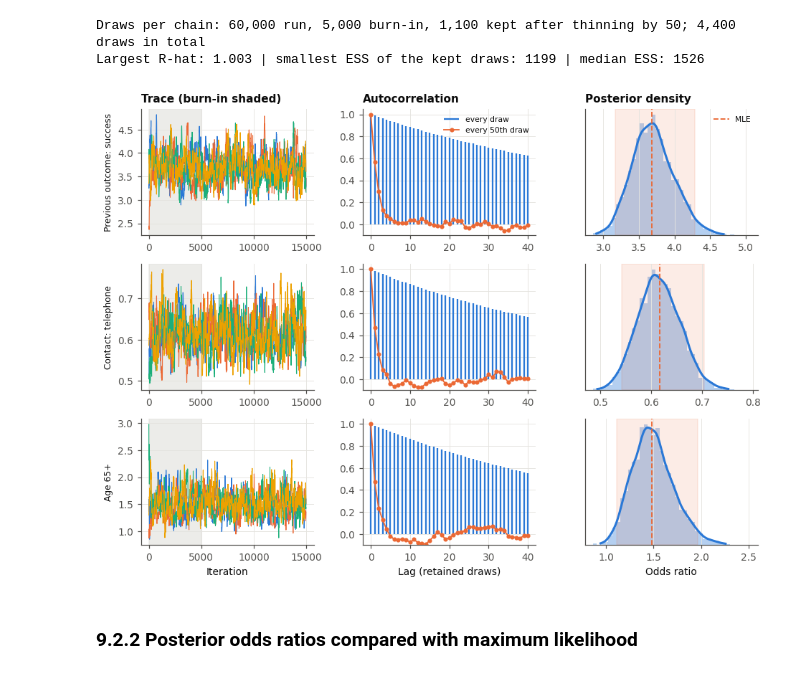
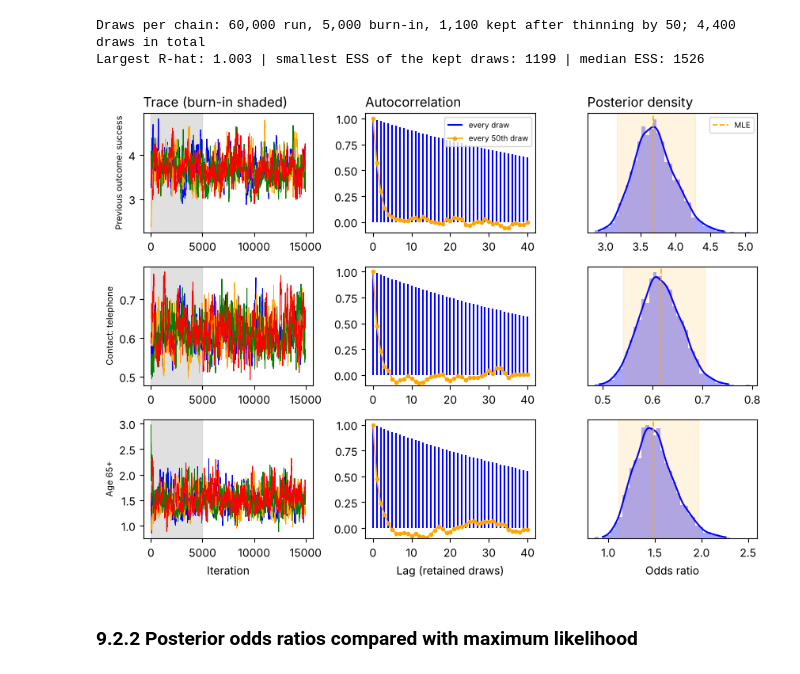
Before and after one commit to trungsyd2409/ml_stfd_stage_3, a Jupyter notebook: QuangTrungNguyen_Assessment3_Code_01112026.ipynb, the cells around one changed output. Cells and saved outputs as stored; diff of their text form; code cells hidden in the pictures.

```diff
--- a/QuangTrungNguyen_Assessment3_Code_01112026.ipynb
+++ b/QuangTrungNguyen_Assessment3_Code_01112026.ipynb
@@ -348,7 +336,7 @@ phase
 | 26 | 3 | nov | 124 | 0.452 | 1.043 |
 # %%
 # Figure: call volume and subscription rate for each month block, coloured by phase (two panels, no dual axis)
-phase_col = {1: C_BLUE, 2: C_ORANGE, 3: C_AQUA}
+phase_col = {1: "blue", 2: "orange", 3: "green"}
 xs = np.arange(len(per))
 fig, axes = plt.subplots(2, 1, figsize=(8.6, 4.4), sharex=True, gridspec_kw={"hspace": 0.15})
 for ph in [1, 2, 3]:
@@ -357,8 +345,8 @@ for ph in [1, 2, 3]:
     axes[1].bar(xs[m], per["rate"].values[m] * 100, color=phase_col[ph], width=0.75)
 axes[0].set_ylabel("Calls in month")
 axes[1].set_ylabel("Subscription rate (%)")
-axes[1].axhline(df["target"].mean() * 100, color=INK2, linestyle="--", linewidth=1)
-axes[1].text(1.5, df["target"].mean() * 100 + 2.5, f"Overall {df['target'].mean():.1%}", ha="center", fontsize=8, color=INK2)
+axes[1].axhline(df["target"].mean() * 100, color="gray", linestyle="--", linewidth=1)
+axes[1].text(1.5, df["target"].mean() * 100 + 2.5, f"Overall {df['target'].mean():.1%}", ha="center", fontsize=8, color="gray")
 axes[1].set_xticks(xs); axes[1].set_xticklabels(per["month"].str.title(), rotation=90, fontsize=7.5)
 axes[0].legend(loc="upper right", ncol=3)
 axes[0].set_title("Call volume and subscription rate by month block (rows in time order)", loc="left")
@@ -839,7 +827,7 @@ Gradient boosting     0.792 (0.008)  0.455 (0.022)         0.807        0.477
 | Gradient boosting | 0.792 (0.008) | 0.455 (0.022) | 0.807 | 0.477 | 0.472 | 0.591 | 0.525 | ... |
 # %%
 # Figure: ROC and precision-recall curves on the test set
-colors = {"Logistic regression": C_BLUE, "Gradient boosting": C_ORANGE, "Decision tree": C_AQUA, "KNN": C_YELLOW}
+colors = {"Logistic regression": "blue", "Gradient boosting": "orange", "Decision tree": "green", "KNN": "red"}
 fig, axes = plt.subplots(1, 2, figsize=(8.6, 3.7))
 for name in ["Logistic regression", "Gradient boosting", "Decision tree", "KNN"]:
     p = test_pred[name]
@@ -847,9 +835,9 @@ for name in ["Logistic regression", "Gradient boosting", "Decision tree", "KNN"]
     axes[0].plot(fpr, tpr, color=colors[name], label=f"{name} ({roc_auc_score(yte, p):.3f})", linewidth=1.8)
     pr, rc, _ = precision_recall_curve(yte, p)
     axes[1].plot(rc, pr, color=colors[name], label=f"{name} ({average_precision_score(yte, p):.3f})", linewidth=1.8)
-axes[0].plot([0, 1], [0, 1], color=INK2, linestyle="--", linewidth=1)
-axes[1].axhline(yte.mean(), color=INK2, linestyle="--", linewidth=1)
-axes[1].text(0.98, yte.mean() + 0.02, f"No-skill ({yte.mean():.3f})", ha="right", fontsize=8, color=INK2)
+axes[0].plot([0, 1], [0, 1], color="gray", linestyle="--", linewidth=1)
+axes[1].axhline(yte.mean(), color="gray", linestyle="--", linewidth=1)
+axes[1].text(0.98, yte.mean() + 0.02, f"No-skill ({yte.mean():.3f})", ha="right", fontsize=8, color="gray")
 axes[0].set(xlabel="False positive rate", ylabel="True positive rate")
 axes[1].set(xlabel="Recall", ylabel="Precision", ylim=(0, 1))
 axes[0].set_title("ROC curve (legend shows AUC)", loc="left")
@@ -1053,13 +1041,13 @@ for ax, col, order in [(axes[0], "age_grp", AGE_LABELS[::-1]), (axes[1], "job",
     b = bayes[bayes.variable == col].set_index("segment")
     b = b.loc[order] if order else b.sort_values("posterior_mean")
     yy = np.arange(len(b))
-    ax.hlines(yy, b["CrI_low"] * 100, b["CrI_high"] * 100, color=C_BLUE, linewidth=2)
-    ax.plot(b["posterior_mean"] * 100, yy, "o", color=C_BLUE, markersize=6, markeredgecolor="white")
-    ax.axvline(p0 * 100, color=INK2, linestyle="--", linewidth=1)
+    ax.hlines(yy, b["CrI_low"] * 100, b["CrI_high"] * 100, color="blue", linewidth=2)
+    ax.plot(b["posterior_mean"] * 100, yy, "o", color="blue", markersize=6, markeredgecolor="white")
+    ax.axvline(p0 * 100, color="gray", linestyle="--", linewidth=1)
     ax.set_yticks(yy); ax.set_yticklabels([f"{s} (n={n:,})" for s, n in zip(b.index, b["n"])])
     ax.grid(axis="y", visible=False)
     ax.set_xlabel("Subscription rate (%), posterior mean and 95% CrI")
-axes[0].text(p0 * 100 + 1, 2.5, f"Overall {p0:.1%}", fontsize=8, color=INK2, va="center")
+axes[0].text(p0 * 100 + 1, 2.5, f"Overall {p0:.1%}", fontsize=8, color="gray", va="center")
 axes[0].set_title("By age group", loc="left"); axes[1].set_title("By job", loc="left")
 fig.tight_layout()
 save(fig, "fig6_bayes_segments")
@@ -1157,40 +1145,40 @@ Largest R-hat: 1.003 | smallest ESS of the kept draws: 1199 | median ESS: 1526
 # %%
 # Figure 7: trace, autocorrelation and density for three coefficients, on the odds-ratio scale
 show = [("Previous outcome: success", 'C(poutcome, Treatment("nonexistent"))[T.success]'),
         ("Contact: telephone", "C(contact)[T.telephone]"),
         ("Age 65+", 'C(age_grp, Treatment("35-44"))[T.65+]')]
 mle_params, mle_ci = logit_fit.params, logit_fit.conf_int()
-chain_colors = [C_BLUE, C_ORANGE, C_AQUA, C_YELLOW]
+chain_colors = ["blue", "orange", "green", "red"]
 fig, axes = plt.subplots(3, 3, figsize=(8.6, 6.4))
 for r, (label, col) in enumerate(show):
     j = names.index(col)
     # trace: first 15,000 iterations of every chain, burn-in shaded
     for c in range(N_CHAINS):
         axes[r, 0].plot(np.arange(0, 15000, 10), np.exp(draws[:15000:10, c, j]), color=chain_colors[c], linewidth=0.7)
-    axes[r, 0].axvspan(0, BURN, color=GRID, alpha=0.7, zorder=0)
+    axes[r, 0].axvspan(0, BURN, color="lightgray", alpha=0.7, zorder=0)
     axes[r, 0].set_ylabel(label, fontsize=8)
     # autocorrelation of chain 1 in units of retained draws: every draw after burn-in vs draws thinned by THIN
     acf_all = acf(post[:, 0, j], 40)
     acf_thin = acf(kept[:, 0, j], 40)
-    axes[r, 1].vlines(np.arange(41), 0, acf_all, color=C_BLUE, linewidth=1.5, label="every draw")
-    axes[r, 1].plot(np.arange(41), acf_thin, "o-", color=C_ORANGE, markersize=3, linewidth=1.2, label=f"every {THIN}th draw")
+    axes[r, 1].vlines(np.arange(41), 0, acf_all, color="blue", linewidth=1.5, label="every draw")
+    axes[r, 1].plot(np.arange(41), acf_thin, "o-", color="orange", markersize=3, linewidth=1.2, label=f"every {THIN}th draw")
     axes[r, 1].set_ylim(-0.1, 1.05)
     # density of the posterior with the MLE normal approximation
     flat = np.exp(kept[:, :, j].ravel())
     grid_x = np.linspace(np.quantile(flat, 0.001), np.quantile(flat, 0.999), 300)
-    axes[r, 2].hist(flat, bins=40, density=True, color=C_BLUE, alpha=0.35)
-    axes[r, 2].plot(grid_x, stats.gaussian_kde(flat)(grid_x), color=C_BLUE)
-    axes[r, 2].axvline(np.exp(mle_params[col]), color=C_ORANGE, linestyle="--", linewidth=1.2, label="MLE")
-    axes[r, 2].axvspan(np.exp(mle_ci.loc[col, 0]), np.exp(mle_ci.loc[col, 1]), color=C_ORANGE, alpha=0.12)
+    axes[r, 2].hist(flat, bins=40, density=True, color="blue", alpha=0.35)
+    axes[r, 2].plot(grid_x, stats.gaussian_kde(flat)(grid_x), color="blue")
+    axes[r, 2].axvline(np.exp(mle_params[col]), color="orange", linestyle="--", linewidth=1.2, label="MLE")
+    axes[r, 2].axvspan(np.exp(mle_ci.loc[col, 0]), np.exp(mle_ci.loc[col, 1]), color="orange", alpha=0.12)
     axes[r, 2].set_yticks([])
 axes[0, 0].set_title("Trace (burn-in shaded)", loc="left"); axes[0, 1].set_title("Autocorrelation", loc="left")
 axes[0, 2].set_title("Posterior density", loc="left")
 axes[0, 1].legend(fontsize=7, loc="upper right"); axes[0, 2].legend(fontsize=7, loc="upper right")
 axes[2, 0].set_xlabel("Iteration"); axes[2, 1].set_xlabel("Lag (retained draws)"); axes[2, 2].set_xlabel("Odds ratio")
 fig.tight_layout()
 save(fig, "fig7_mcmc_diagnostics")
 # %% [output]
-[figure, old version]
+[figure, new version]
 # %% [markdown]
 ### 9.2.2 Posterior odds ratios compared with maximum likelihood
 # %%
```
Also changed, not shown: parts of 15 cells of this notebook, 13 other files.
